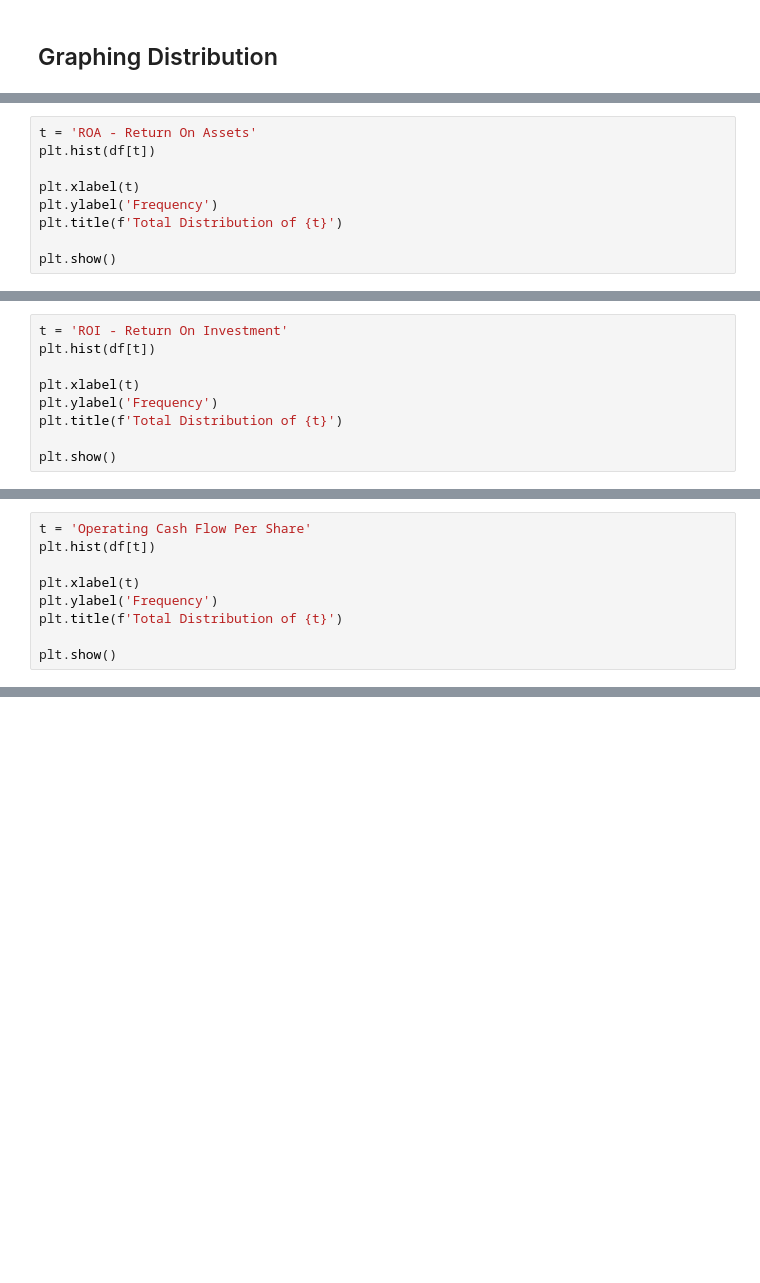
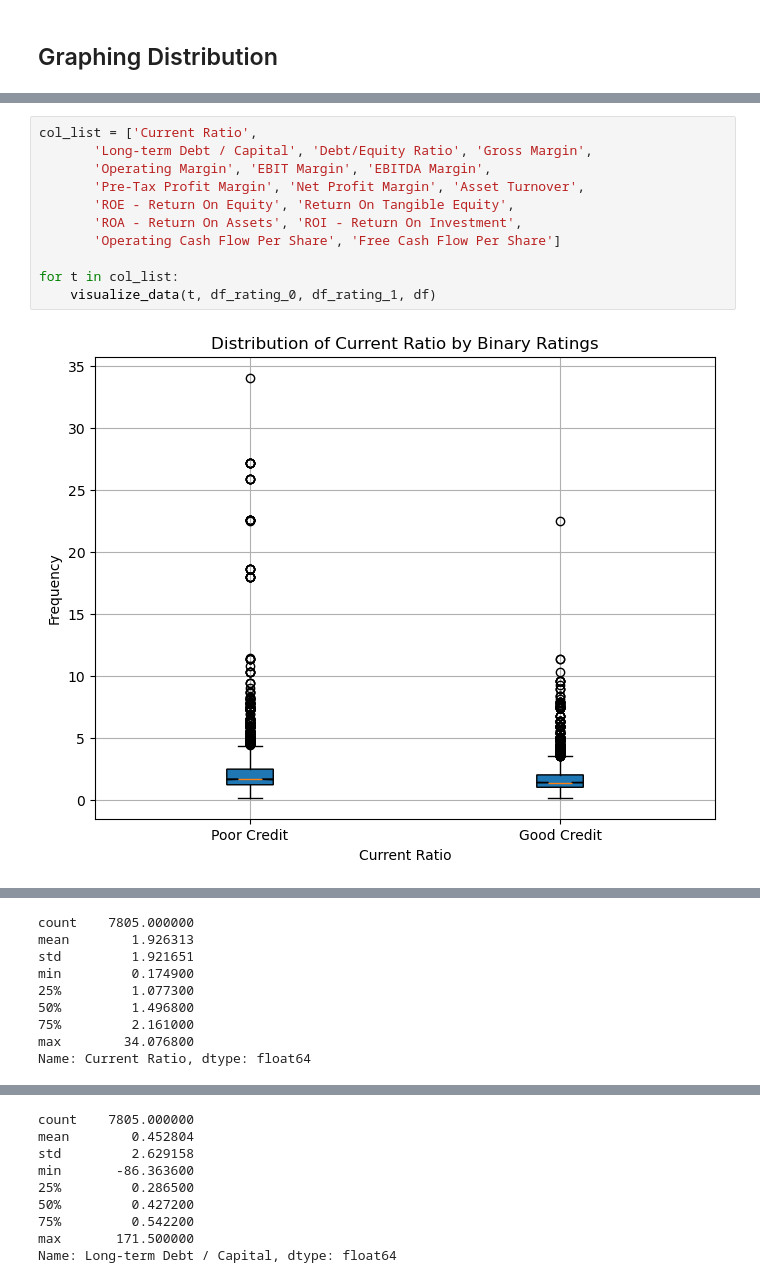
Before and after one commit to ericjjohnson2/corporate_credit_rating, a Jupyter notebook: app/data_import.ipynb, the cells around one changed output, grey strips where cells are left out. Saved outputs shown, nothing was run; the diff lists cells and outputs as text; blank space fills up the shorter version.

Commit message:
added function for box plot and histogram to cycle through columns

```diff
--- a/app/data_import.ipynb
+++ b/app/data_import.ipynb
@@ -553,9 +374,0 @@ plt.show()
-# %%
-t = 'ROA - Return On Assets'
-plt.hist(df[t])
-
-plt.xlabel(t)
-plt.ylabel('Frequency')
-plt.title(f'Total Distribution of {t}')
-
-plt.show()
@@ -577,9 +374,0 @@ plt.show()
-# %%
-t = 'ROI - Return On Investment'
-plt.hist(df[t])
-
-plt.xlabel(t)
-plt.ylabel('Frequency')
-plt.title(f'Total Distribution of {t}')
-
-plt.show()
@@ -601,9 +374,0 @@ plt.show()
-# %%
-t = 'Operating Cash Flow Per Share'
-plt.hist(df[t])
-
-plt.xlabel(t)
-plt.ylabel('Frequency')
-plt.title(f'Total Distribution of {t}')
-
-plt.show()
@@ -611,0 +387,13 @@ plt.show()
+# %%
+col_list = ['Current Ratio',
+       'Long-term Debt / Capital', 'Debt/Equity Ratio', 'Gross Margin',
+       'Operating Margin', 'EBIT Margin', 'EBITDA Margin',
+       'Pre-Tax Profit Margin', 'Net Profit Margin', 'Asset Turnover',
+       'ROE - Return On Equity', 'Return On Tangible Equity',
+       'ROA - Return On Assets', 'ROI - Return On Investment',
+       'Operating Cash Flow Per Share', 'Free Cash Flow Per Share']
+
+for t in col_list:
+    visualize_data(t, df_rating_0, df_rating_1, df)
+# %% [output]
+[figure, added]
@@ -611,0 +401,9 @@ plt.show()
+count    7805.000000
+mean        1.926313
+std         1.921651
+min         0.174900
+25%         1.077300
+50%         1.496800
+75%         2.161000
+max        34.076800
+Name: Current Ratio, dtype: float64
@@ -611,0 +412,9 @@ plt.show()
+count    7805.000000
+mean        0.452804
+std         2.629158
+min       -86.363600
+25%         0.286500
+50%         0.427200
+75%         0.542200
+max       171.500000
+Name: Long-term Debt / Capital, dtype: float64
```
Also changed, not shown: parts of 25 cells of this notebook, 1 other file.
